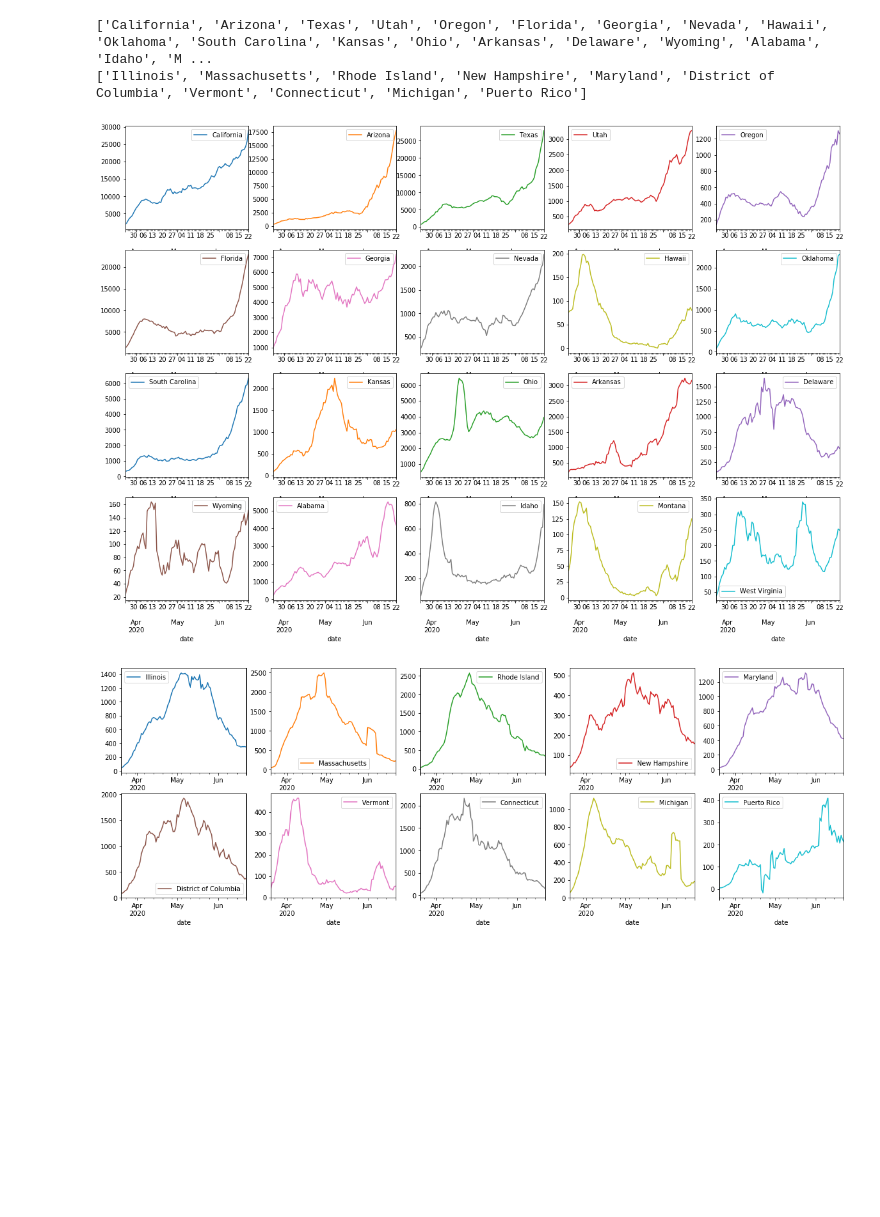
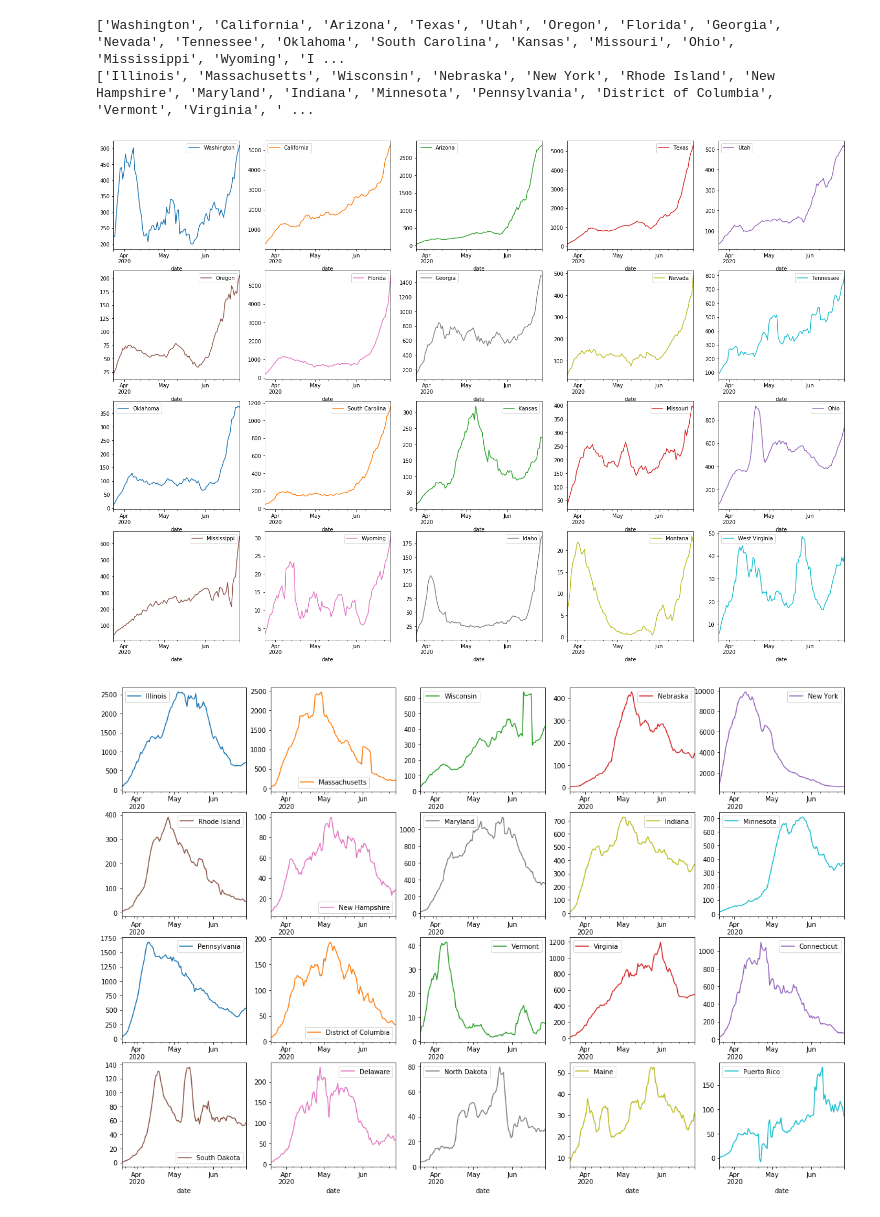
Before and after one commit to dviabhav/NYTCovidData, a Jupyter notebook: Covid19 file.ipynb, the cells around one changed output. Cells and saved outputs as stored; diff of their text form; code cells hidden in the pictures; blank space fills up the shorter version.

```diff
--- a/Covid19 file.ipynb
+++ b/Covid19 file.ipynb
@@ -188,28 +270,29 @@ cases  2020-04-10        222100.0
 # %%
 order = list(change_in_new_cases.values())
 order.sort(reverse = True)
 top_10_states = [key for key, value in change_in_new_cases.items() if value in order[:20] ]
-bottom_states = [key for key, value in change_in_new_cases.items() if value in order[-10:]]
+bottom_states = [key for key, value in change_in_new_cases.items() if value in order[-20:]]
+#print(select_top(change_in_new_cases, sum_list = 0), '\n')
 print(top_10_states)
 print(bottom_states)
 
 top_10 = pd.DataFrame()
 bottom = pd.DataFrame()
 for st in top_10_states:
 #    top_10[st] = new_cases_per_mil[st][-90:]
-    top_10[st] = new_weekly_cases_state[st]
+    top_10[st] = new_weekly_cases_state[st]/7
 for st in bottom_states:
-    bottom[st] = new_cases_per_mil[st]
+    bottom[st] = new_weekly_cases_state[st]/7
 
 top_10.dropna(inplace = True)
-top_10.plot(subplots = True, layout = (10,5), figsize = (20,35), sharex=False)
+top_10.plot(subplots = True, layout = (10,5), figsize = (25,45), sharex=False)
 
 bottom.dropna(inplace = True)
 bottom.plot(subplots = True, layout = (10,5), figsize = (20,35), sharex=False)
 plt.show()
 #top_10['Oregon'].plot(figsize = (10,7.5))
 # %% [output]
-['California', 'Arizona', 'Texas', 'Utah', 'Oregon', 'Florida', 'Georgia', 'Nevada', 'Hawaii', 'Oklahoma', 'South Carolina', 'Kansas', 'Ohio', 'Arkansas', 'Delaware', 'Wyoming', 'Alabama', 'Idaho', 'M ...
-['Illinois', 'Massachusetts', 'Rhode Island', 'New Hampshire', 'Maryland', 'District of Columbia', 'Vermont', 'Connecticut', 'Michigan', 'Puerto Rico']
+['Washington', 'California', 'Arizona', 'Texas', 'Utah', 'Oregon', 'Florida', 'Georgia', 'Nevada', 'Tennessee', 'Oklahoma', 'South Carolina', 'Kansas', 'Missouri', 'Ohio', 'Mississippi', 'Wyoming', 'I ...
+['Illinois', 'Massachusetts', 'Wisconsin', 'Nebraska', 'New York', 'Rhode Island', 'New Hampshire', 'Maryland', 'Indiana', 'Minnesota', 'Pennsylvania', 'District of Columbia', 'Vermont', 'Virginia', ' ...
-[figure, old version]
+[figure, new version]
-[figure, old version]
+[figure, new version]
```
Also changed, not shown: parts of 11 cells of this notebook, 2 other files.
